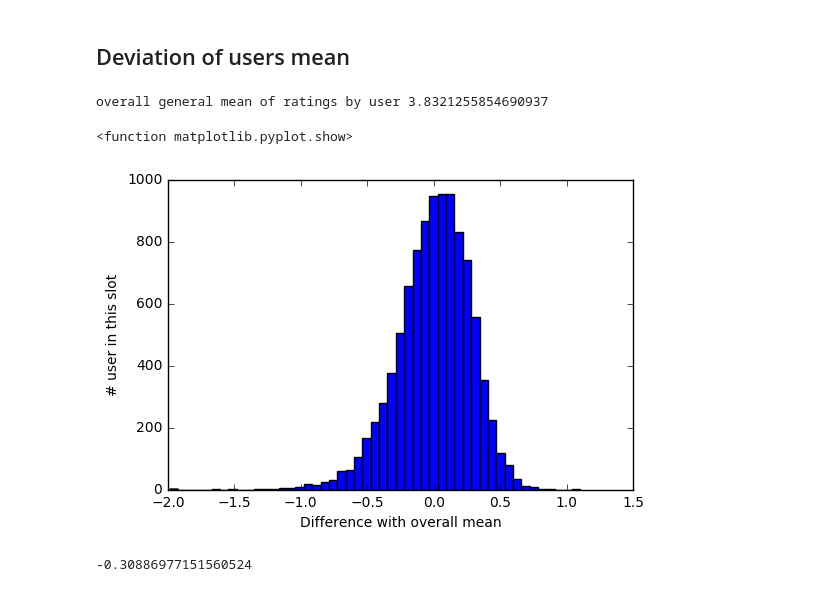
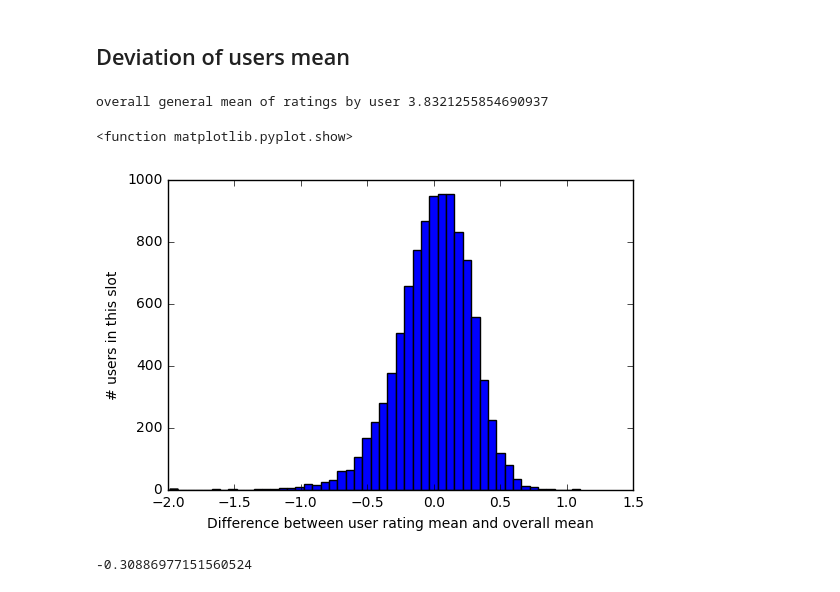
Before and after one commit to glederrey/PCML_Netflix_and_Chill, a Jupyter notebook: data_exploration/Search_for_spammers.ipynb, the cells around one changed output. Drawn from its saved outputs; the diff is of its cells as text; code cells hidden in the pictures.

Commit message:
correction in graph label and discussion part

```diff
--- a/data_exploration/Search_for_spammers.ipynb
+++ b/data_exploration/Search_for_spammers.ipynb
@@ -94,16 +94,16 @@ ratings.loc[ratings < 100].count()
 # %%
 users_mean = df.groupby('UserID')['Rating'].mean()
 general_mean = users_mean.mean()
 print('overall general mean of ratings by user', general_mean)
 deviations = users_mean - general_mean
 plt.hist(deviations, bins=np.linspace(deviations.min(), deviations.max(), 50) )
-plt.xlabel('Difference with overall mean')
-plt.ylabel('# user in this slot')
+plt.xlabel('Difference between user rating mean and overall mean')
+plt.ylabel('# users in this slot')
 plt.show
 # %% [output]
 overall general mean of ratings by user 3.8321255854690937
 <function matplotlib.pyplot.show>
-[figure, old version]
+[figure, new version]
 # %%
 # deviations.to_csv('../data/deviations_per_users.csv')
 # %%
```
Also changed, not shown: parts of 2 cells of this notebook, 5 other files.
